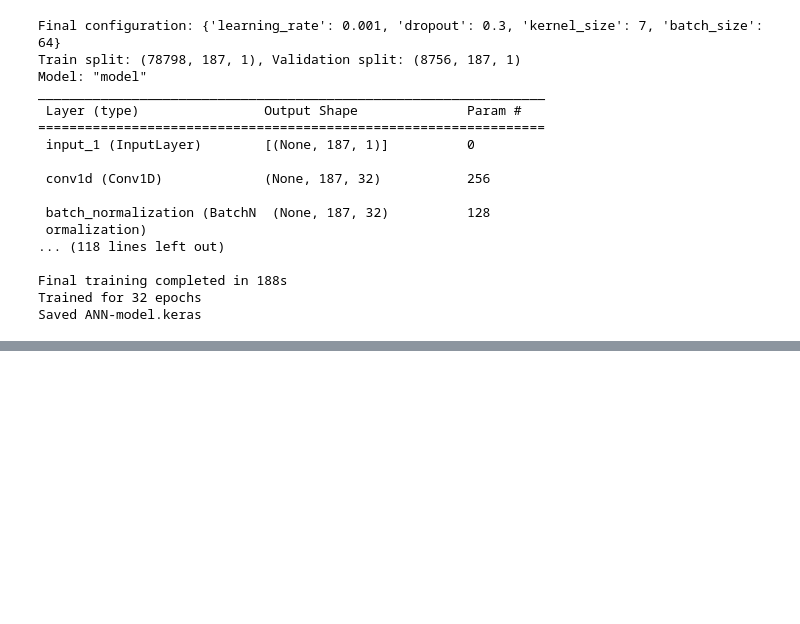
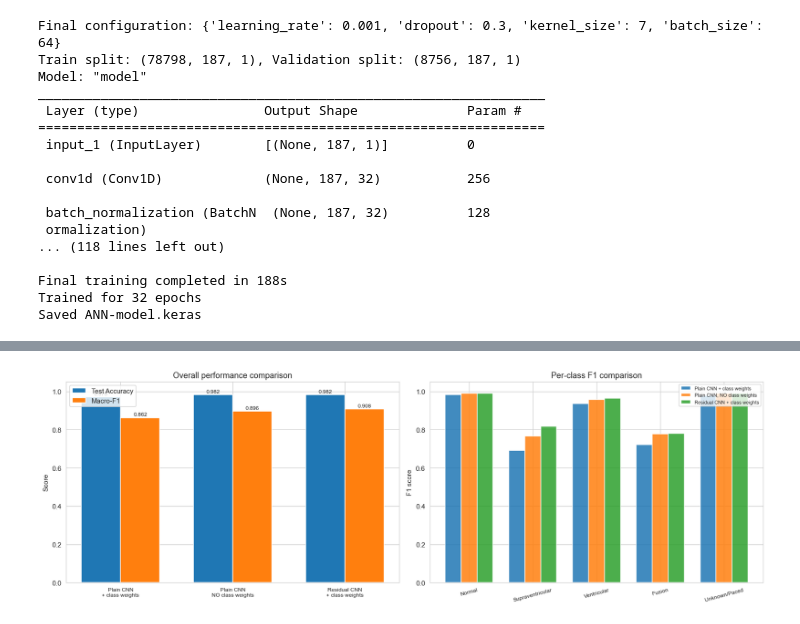
Before and after one commit to Arush70/ECG-Heartbeat-Classification, a Jupyter notebook: Training-ANN.ipynb, the cells around one changed output, grey strips where cells are left out. Saved outputs shown, nothing was run; the diff lists cells and outputs as text; code cells hidden in the pictures; blank space fills up the shorter version.

```diff
--- a/Training-ANN.ipynb
+++ b/Training-ANN.ipynb
@@ -936,0 +1191,30 @@ Saved final_metrics.json (use these numbers in the report)
+# %%
+# Stage 11d: Visualise the comparison
+
+fig, axes = plt.subplots(1, 2, figsize=(15, 5))
+
+# Left: overall accuracy and macro-F1
+labels = [e['label'].replace(' + ', '\n+ ').replace(', ', '\n') for e in experiments]
+x = np.arange(len(experiments)); w = 0.35
+axes[0].bar(x - w/2, [e['acc'] for e in experiments], w, label='Test Accuracy')
+axes[0].bar(x + w/2, [e['macro_f1'] for e in experiments], w, label='Macro-F1')
+axes[0].set_xticks(x); axes[0].set_xticklabels(labels, fontsize=8)
+axes[0].set_ylabel('Score'); axes[0].set_title('Overall performance comparison')
+axes[0].legend(); axes[0].set_ylim(0, 1.05)
+for i, e in enumerate(experiments):
+    axes[0].text(i - w/2, e['acc']+0.01, f"{e['acc']:.3f}", ha='center', fontsize=8)
+    axes[0].text(i + w/2, e['macro_f1']+0.01, f"{e['macro_f1']:.3f}", ha='center', fontsize=8)
+
+# Right: per-class F1 (shows where class weights matter most)
+cw = 0.25
+for i, e in enumerate(experiments):
+    axes[1].bar(np.arange(5) + (i-1)*cw, e['per_class_f1'], cw, label=e['label'], alpha=0.85)
+axes[1].set_xticks(np.arange(5)); axes[1].set_xticklabels(class_names, rotation=15, fontsize=8)
+axes[1].set_ylabel('F1 score'); axes[1].set_title('Per-class F1 comparison')
+axes[1].legend(fontsize=7); axes[1].set_ylim(0, 1.05)
+
+plt.tight_layout()
+plt.savefig('fig_model_comparison.png', bbox_inches='tight', dpi=150)
+plt.show()
+# %% [output]
+[figure, added]
```
Also changed, not shown: parts of 22 cells of this notebook, 12 other files.
